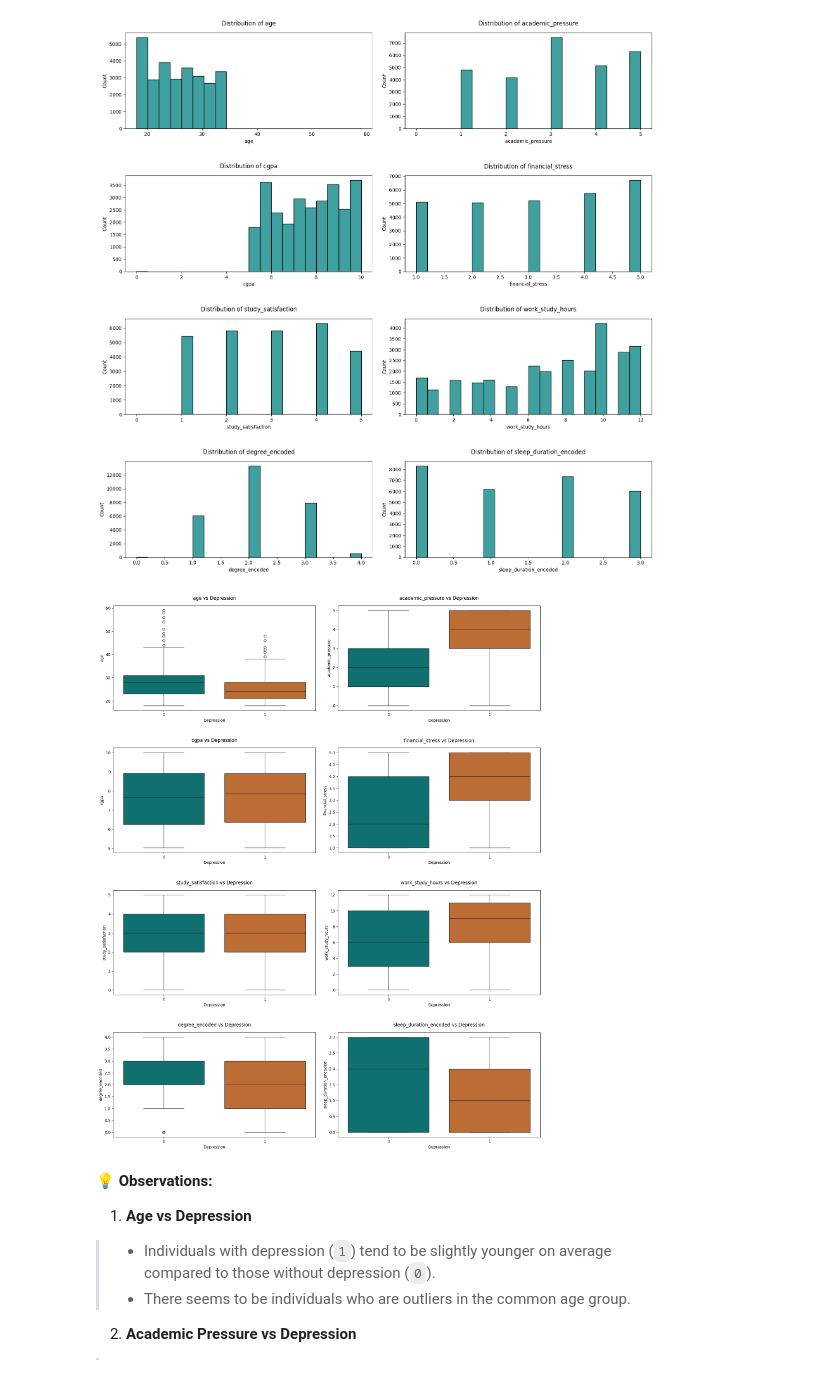
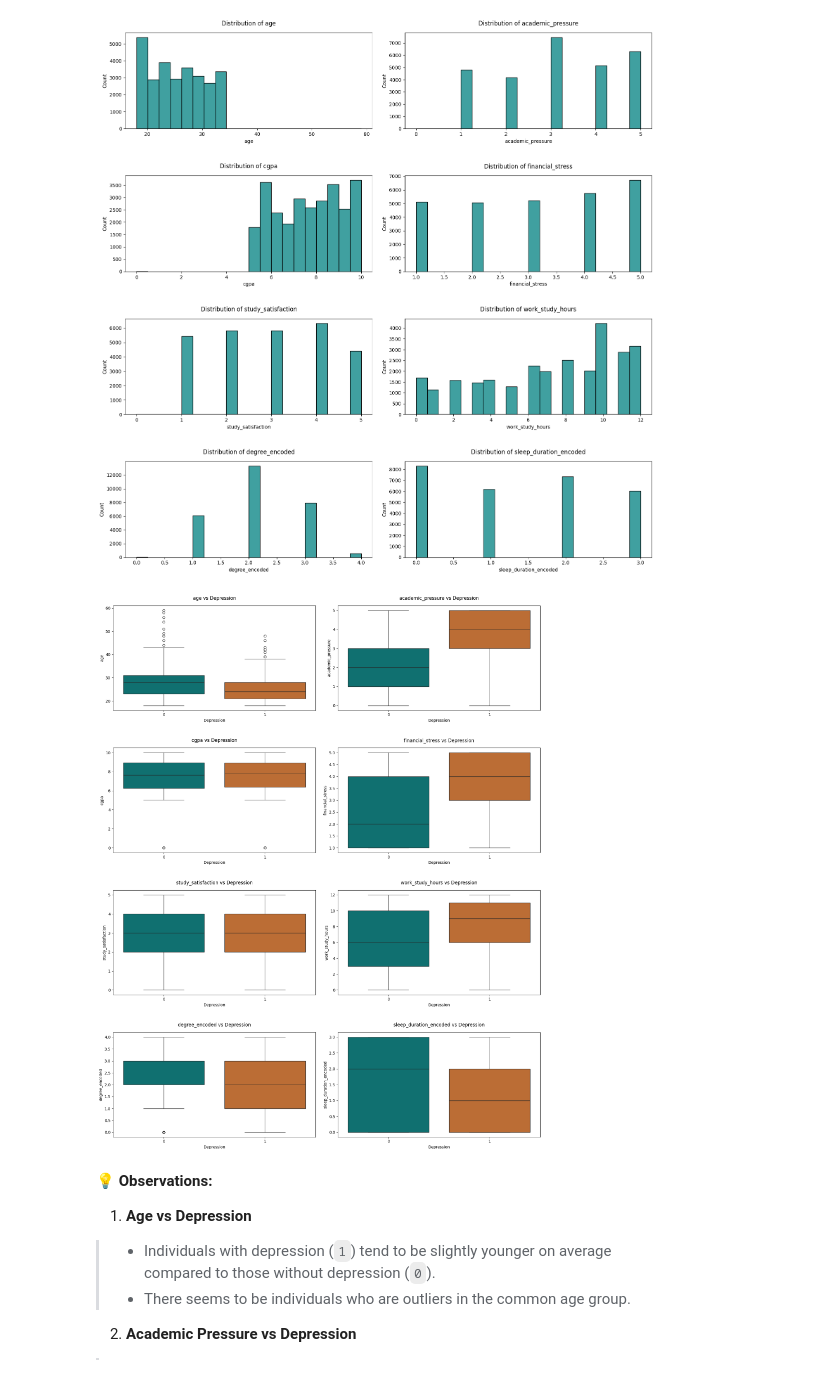
Before and after one commit to SeminiAmanda/student-depression-predictor, a Jupyter notebook: notebooks/FC110552_mithula-cbw/01_data_preprocessing.ipynb, the cells around one changed output. Cells and saved outputs as stored; diff of their text form; code cells hidden in the pictures.

```diff
--- a/notebooks/FC110552_mithula-cbw/01_data_preprocessing.ipynb
+++ b/notebooks/FC110552_mithula-cbw/01_data_preprocessing.ipynb
@@ -862,28 +862,28 @@ plt.show()
 # %%
 # features against 'Depression'
 # This helps in identifying how different factors might relate to or influence depression
 def boxplot(x, fig): #Function to create individual boxplots
     plt.subplot(4, 2, fig)
-    sns.boxplot(x='depression', y=x, data=df_cleaned, palette={'0': 'teal', '1': 'chocolate'})
+    sns.boxplot(x='depression', y=x, data=df_encoded, palette={'0': 'teal', '1': 'chocolate'})
     plt.title(f'{x} vs Depression', pad=15)
     plt.xlabel('Depression')
     plt.ylabel(x)
 
 plt.figure(figsize=(16, 20))
 
 boxplot('age', 1)
 boxplot('academic_pressure', 2)
 boxplot('cgpa', 3)
 boxplot('financial_stress', 4)
 boxplot('study_satisfaction', 5)
 boxplot('work_study_hours', 6)
 boxplot('degree_encoded', 7)
 boxplot('sleep_duration_encoded', 8)
 
 plt.tight_layout(h_pad=4, w_pad=2)
 plt.show()
 # %% [output]
-[figure, old version]
+[figure, new version]
 # %% [markdown]
 💡 **Observations:**
 
```
Also changed, not shown: parts of 11 cells of this notebook.
